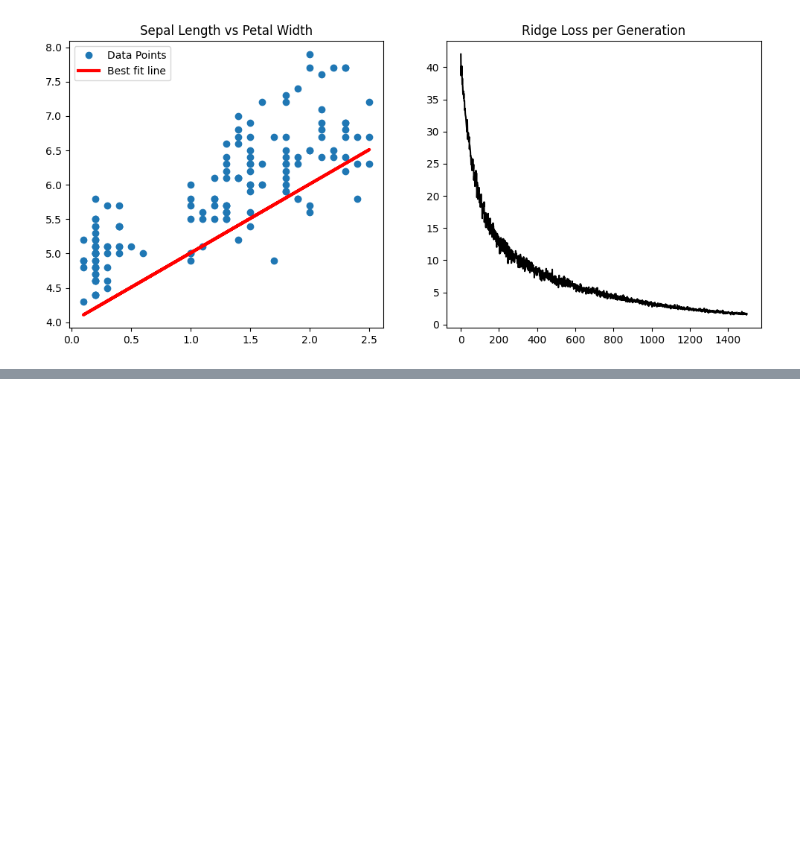
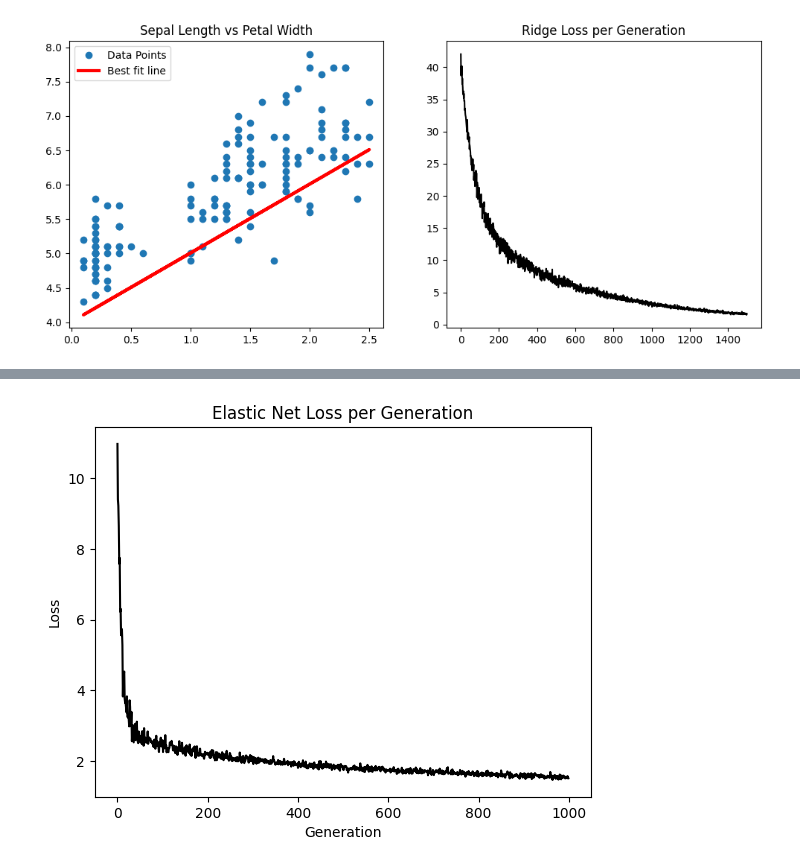
Before and after one commit to Balachandar-Ganesan/DeepLearning, a Jupyter notebook: 009_Regression.ipynb, the cells around one changed output, grey strips where cells are left out. Cells and saved outputs as stored; diff of their text form; code cells hidden in the pictures; blank space fills up the shorter version.

```diff
--- a/009_Regression.ipynb
+++ b/009_Regression.ipynb
@@ -355,3 +355,78 @@ Loss = 2.4246747493743896
 Step #1500 A = [1.0011679] b = [4.0083165]
 Loss = 1.6993975639343262
 [figure]
+# %%
+#ElasticNet Regresion .. Multicolinearity
+import matplotlib.pyplot as plt
+import numpy as np
+import tensorflow as tf
+from sklearn import datasets
+
+# 1. Reproducibility
+seed = 13
+np.random.seed(seed)
+tf.random.set_seed(seed)
+
+# 2. Obtain data
+iris = datasets.load_iris()
+# Features: Sepal Width, Petal Length, Petal Width
+x_vals = np.array([[x[1], x[2], x[3]] for x in iris.data], dtype=np.float32)
+y_vals = np.array([[y[0]] for y in iris.data], dtype=np.float32)
+
+# 3. Setup model variables
+batch_size = 50
+learning_rate = 0.001
+iterations = 1000
+
+# Initialize weights and bias (replaces placeholders)
+A = tf.Variable(tf.random.normal(shape=(3, 1)))
+b = tf.Variable(tf.random.normal(shape=(1, 1)))
+optimizer = tf.keras.optimizers.SGD(learning_rate)
+
+# 4. Training loop
+loss_vec = []
+
+for i in range(iterations):
+    # Create random batch
+    rand_index = np.random.choice(len(x_vals), size=batch_size)
+    rand_x = x_vals[rand_index]
+    rand_y = y_vals[rand_index]
+
+    with tf.GradientTape() as tape:
+        # Model: y = Ax + b
+        model_output = tf.add(tf.matmul(rand_x, A), b)
+        mse_loss = tf.reduce_mean(tf.square(rand_y - model_output))
+
+        # Elastic Net Loss: MSE + L1 + L2
+        elastic_param1 = 1.0 # L1 weight
+        elastic_param2 = 1.0 # L2 weight
+        l1_loss = tf.reduce_mean(tf.abs(A))
+        l2_loss = tf.reduce_mean(tf.square(A))
+
+        loss = mse_loss + (elastic_param1 * l1_loss) + (elastic_param2 * l2_loss)
+
+    # Calculate and apply gradients
+    gradients = tape.gradient(loss, [A, b])
+    optimizer.apply_gradients(zip(gradients, [A, b]))
+
+    current_loss = loss.numpy()
+    loss_vec.append(current_loss)
+
+    if (i + 1) % 250 == 0:
+        print(f'Step #{i+1} A = \n{A.numpy()} \nb = {b.numpy()}')
+        print(f'Loss = {current_loss}\n')
+
+# 5. Extract results
+# Flattening to get individual coefficients
+sw_coef, pl_coef, pw_coef = A.numpy().flatten()
+y_intercept = b.numpy().flatten()[0]
+
+print(f"Final Coefficients:\nSW: {sw_coef:.4f}, PL: {pl_coef:.4f}, PW: {pw_coef:.4f}, Intercept: {y_intercept:.4f}")
+
+# 6. Plot results
+plt.plot(loss_vec, 'k-')
+plt.title('Elastic Net Loss per Generation')
+plt.xlabel('Generation')
+plt.ylabel('Loss')
+plt.show()
+# %% [output]
@@ -357,0 +450 @@ Loss = 1.6993975639343262
+[figure, added]
```
Also changed, not shown: parts of 1 cell of this notebook.
